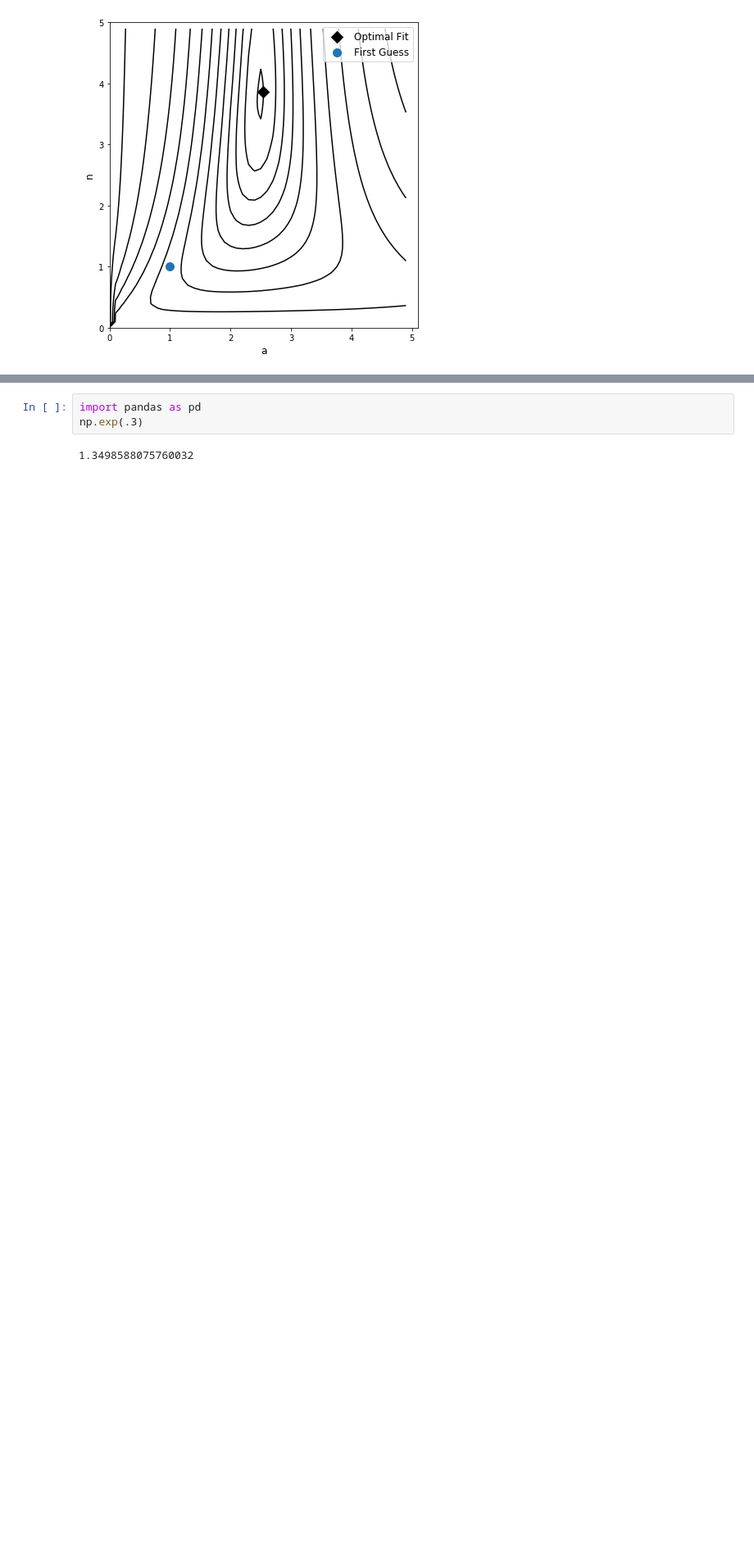
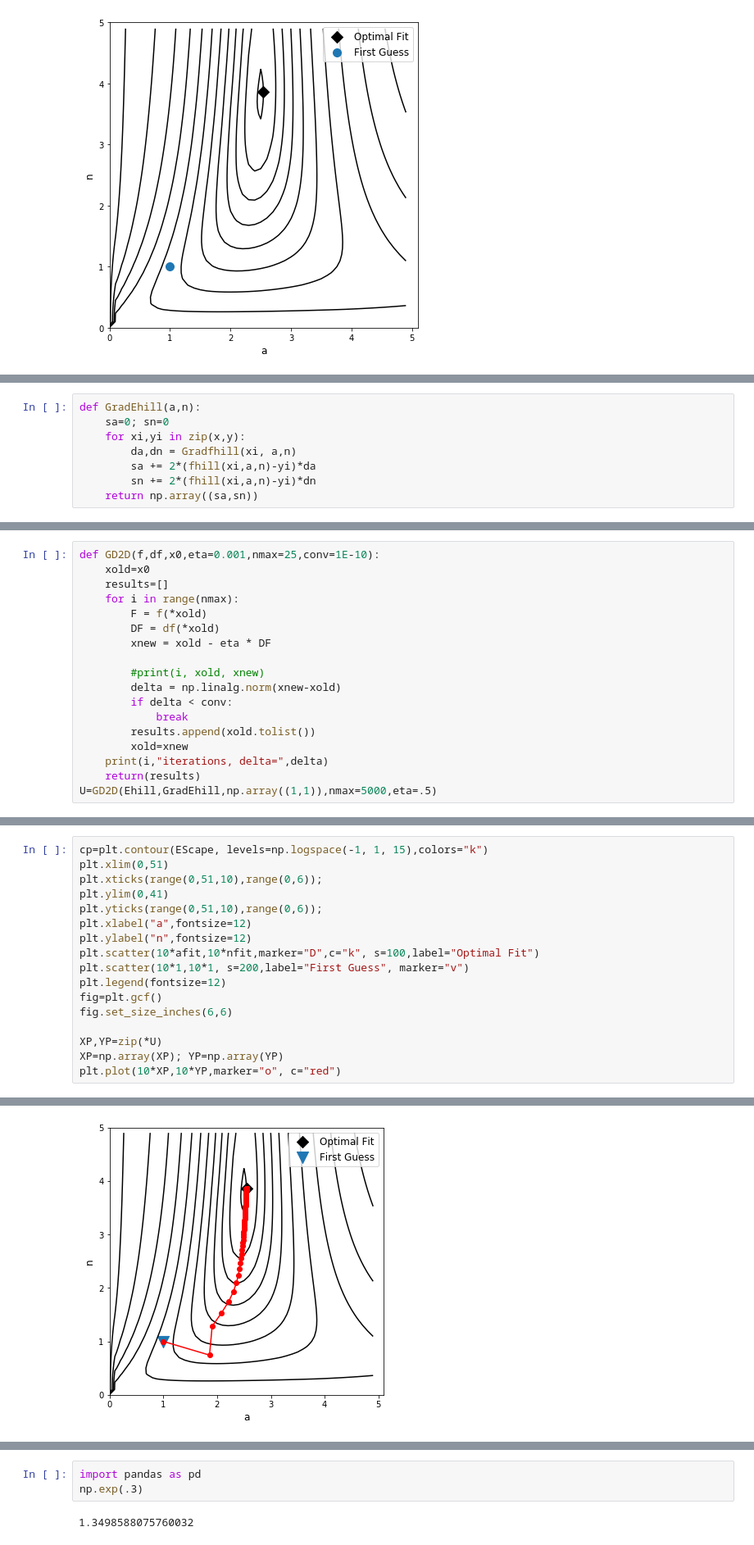
Before and after one commit to biomathman/machine-learning-in-python-book, a Jupyter notebook: notebooks/chapter-8-nonlinear-regression.ipynb, the cells around one changed output, grey strips where cells are left out. Shown at 82% size. Drawn from its saved outputs; the diff is of its cells as text; blank space fills up the shorter version.

```diff
--- a/notebooks/chapter-8-nonlinear-regression.ipynb
+++ b/notebooks/chapter-8-nonlinear-regression.ipynb
@@ -110,0 +123,8 @@ fig.tight_layout()
+# %%
+def GradEhill(a,n):
+    sa=0; sn=0
+    for xi,yi in zip(x,y):
+        da,dn = Gradfhill(xi, a,n)
+        sa += 2*(fhill(xi,a,n)-yi)*da
+        sn += 2*(fhill(xi,a,n)-yi)*dn
+    return np.array((sa,sn))
@@ -110,0 +139,18 @@ fig.tight_layout()
+# %%
+def GD2D(f,df,x0,eta=0.001,nmax=25,conv=1E-10):
+    xold=x0
+    results=[]
+    for i in range(nmax):
+        F = f(*xold)
+        DF = df(*xold)
+        xnew = xold - eta * DF
+
+        #print(i, xold, xnew)
+        delta = np.linalg.norm(xnew-xold)
+        if delta < conv:
+            break
+        results.append(xold.tolist())
+        xold=xnew
+    print(i,"iterations, delta=",delta)
+    return(results)
+U=GD2D(Ehill,GradEhill,np.array((1,1)),nmax=5000,eta=.5)
@@ -110,0 +159,18 @@ fig.tight_layout()
+# %%
+cp=plt.contour(EScape, levels=np.logspace(-1, 1, 15),colors="k")
+plt.xlim(0,51)
+plt.xticks(range(0,51,10),range(0,6));
+plt.ylim(0,41)
+plt.yticks(range(0,51,10),range(0,6));
+plt.xlabel("a",fontsize=12)
+plt.ylabel("n",fontsize=12)
+plt.scatter(10*afit,10*nfit,marker="D",c="k", s=100,label="Optimal Fit")
+plt.scatter(10*1,10*1, s=200,label="First Guess", marker="v")
+plt.legend(fontsize=12)
+fig=plt.gcf()
+fig.set_size_inches(6,6)
+
+XP,YP=zip(*U)
+XP=np.array(XP); YP=np.array(YP)
+plt.plot(10*XP,10*YP,marker="o", c="red")
+# %% [output]
@@ -110,0 +178 @@ fig.tight_layout()
+[figure, added]
```
Also changed, not shown: parts of 18 cells of this notebook.
